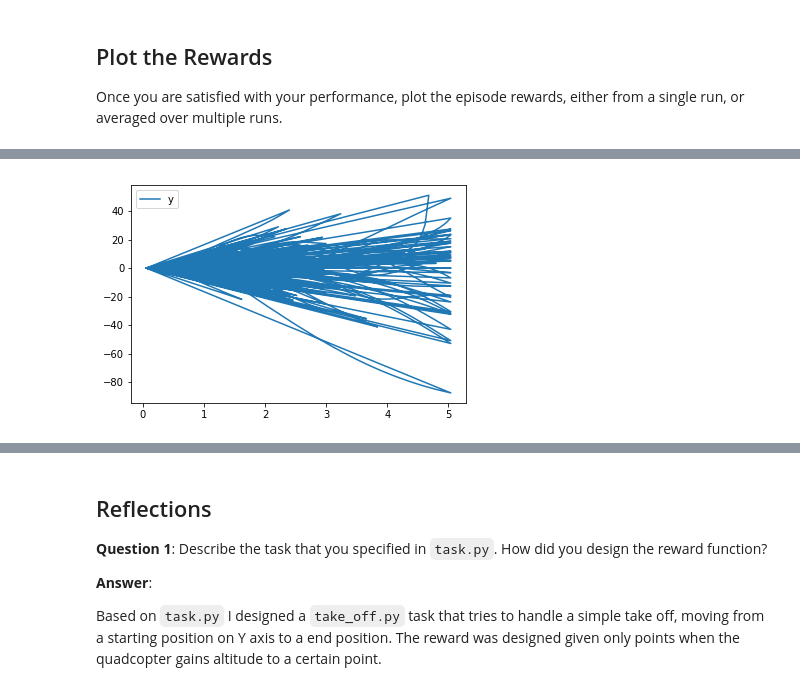
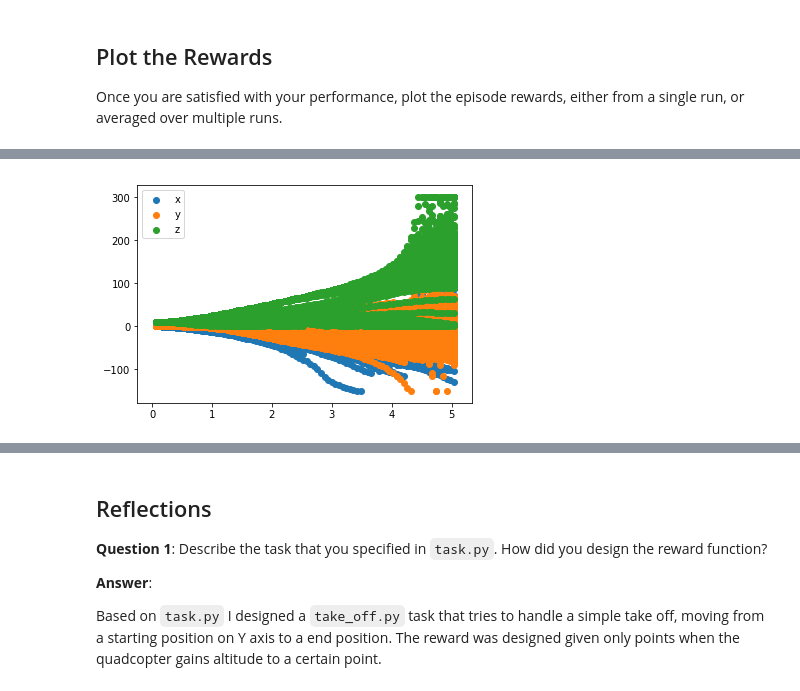
Before and after one commit to nkittsteiner/RL-Quadcopter-2, a Jupyter notebook: Quadcopter_Project.ipynb, the cells around one changed output, grey strips where cells are left out. Drawn from its saved outputs; the diff is of its cells as text; code cells hidden in the pictures.

Commit message:
- Changing learning hyperparameters - Improving rewards

```diff
--- a/Quadcopter_Project.ipynb
+++ b/Quadcopter_Project.ipynb
@@ -222,7 +222,7 @@ from agents.ddpg_agent import DDPG
 from take_off import TakeOffTask
 
 num_episodes = 1000
-target_pos = np.array([0., 100., 10.])
+target_pos = np.array([0., 10., 100.])
 task = TakeOffTask(target_pos=target_pos)
 agent = DDPG(task)
 file_output='data2.txt'
@@ -230,7 +230,7 @@ file_output='data2.txt'
 
 labels = ['time', 'x', 'y', 'z', 'phi', 'theta', 'psi', 'x_velocity',
           'y_velocity', 'z_velocity', 'phi_velocity', 'theta_velocity',
-          'psi_velocity', 'rotor_speed1', 'rotor_speed2', 'rotor_speed3', 'rotor_speed4']
+          'psi_velocity', 'rotor_speed1', 'rotor_speed2', 'rotor_speed3', 'rotor_speed4','reward','episode','best_score']
 results = {x : [] for x in labels}
 
 
@@ -247,14 +247,15 @@ with open(file_output, 'w') as csvfile:
             agent.step(action, reward, next_state, done)
             state = next_state
             # Write IO
-            to_write = [task.sim.time] + list(task.sim.pose) + list(task.sim.v) + list(task.sim.angular_v) + list(action)
+            to_write = [task.sim.time] + list(task.sim.pose) + list(task.sim.v) + list(task.sim.angular_v) + \
+            list(action) + [reward] + [i_episode] + [agent.best_score]
             for ii in range(len(labels)):
                 results[labels[ii]].append(to_write[ii])
             writer.writerow(to_write)
 
             if done:
-                print("\rEpisode = {:4d}, score = {:7.3f} (best = {:7.3f})".format(
-                    i_episode, agent.score, agent.best_score),end="")
+                print("\rEpisode = {:4d}, score = {:7.3f} (best = {:7.3f}, ) reward:{}".format(
+                    i_episode, agent.score, agent.best_score, reward),end="")
                 break
         sys.stdout.flush()
 # %% [output]
@@ -266,12 +279,8 @@ Once you are satisfied with your performance, plot the episode rewards, either f
 # %%
-## TODO: Plot the rewards.
-import matplotlib.pyplot as plt
-%matplotlib inline
-
-#plt.plot(results['time'], results['x'], label='x')
-plt.plot(results['time'], results['y'], label='y')
-#plt.plot(results['time'], results['z'], label='z')
+plt.scatter(results['time'], results['x'], label='x')
+plt.scatter(results['time'], results['y'], label='y')
+plt.scatter(results['time'], results['z'], label='z')
 plt.legend()
 _ = plt.ylim()
 # %% [output]
-[figure, old version]
+[figure, new version]
```
Also changed, not shown: parts of 15 cells of this notebook, 5 other files.
